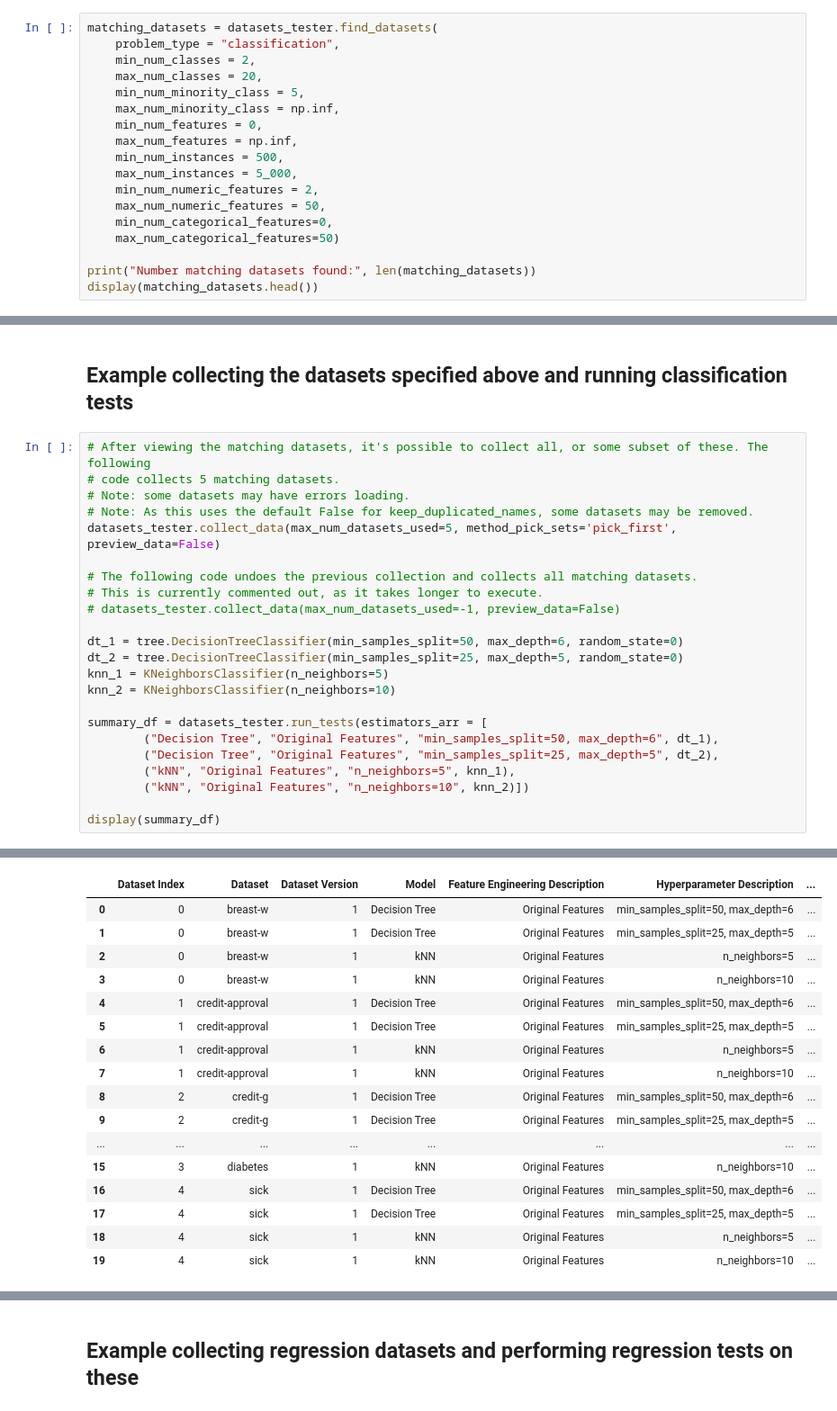
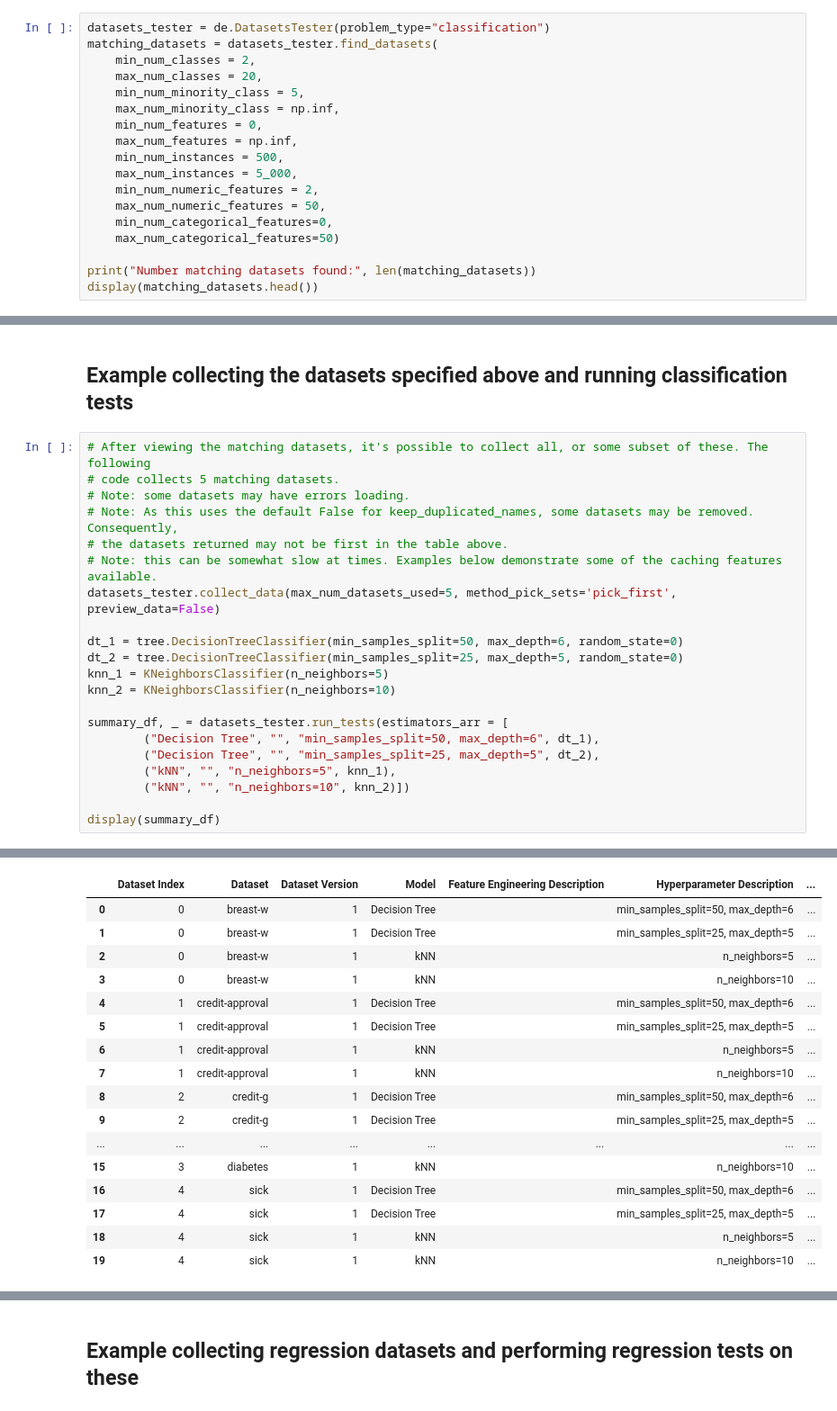
Before and after one commit to Brett-Kennedy/DatasetTester, a Jupyter notebook: examples/DatasetTester.ipynb, the cells around one changed output, grey strips where cells are left out. Shown at 90% size. Cells and saved outputs as stored; diff of their text form.

```diff
--- a/examples/DatasetTester.ipynb
+++ b/examples/DatasetTester.ipynb
@@ -49,8 +65,8 @@ NameError: name 'de' is not defined
 # %% [markdown]
 ## Example finding all datasets meeting some specified criteria
 # %%
+datasets_tester = de.DatasetsTester(problem_type="classification")
 matching_datasets = datasets_tester.find_datasets(
-    problem_type = "classification",
     min_num_classes = 2,
     max_num_classes = 20,
     min_num_minority_class = 5,
@@ -80,23 +96,21 @@ Number matching datasets found: 237
 # After viewing the matching datasets, it's possible to collect all, or some subset of these. The following
 # code collects 5 matching datasets.
 # Note: some datasets may have errors loading.
-# Note: As this uses the default False for keep_duplicated_names, some datasets may be removed.
+# Note: As this uses the default False for keep_duplicated_names, some datasets may be removed. Consequently,
+# the datasets returned may not be first in the table above.
+# Note: this can be somewhat slow at times. Examples below demonstrate some of the caching features available.
 datasets_tester.collect_data(max_num_datasets_used=5, method_pick_sets='pick_first', preview_data=False)
-
-# The following code undoes the previous collection and collects all matching datasets.
-# This is currently commented out, as it takes longer to execute.
-# datasets_tester.collect_data(max_num_datasets_used=-1, preview_data=False)
 
 dt_1 = tree.DecisionTreeClassifier(min_samples_split=50, max_depth=6, random_state=0)
 dt_2 = tree.DecisionTreeClassifier(min_samples_split=25, max_depth=5, random_state=0)
 knn_1 = KNeighborsClassifier(n_neighbors=5)
 knn_2 = KNeighborsClassifier(n_neighbors=10)
 
-summary_df = datasets_tester.run_tests(estimators_arr = [
-        ("Decision Tree", "Original Features", "min_samples_split=50, max_depth=6", dt_1),
-        ("Decision Tree", "Original Features", "min_samples_split=25, max_depth=5", dt_2),
-        ("kNN", "Original Features", "n_neighbors=5", knn_1),
-        ("kNN", "Original Features", "n_neighbors=10", knn_2)])
+summary_df, _ = datasets_tester.run_tests(estimators_arr = [
+        ("Decision Tree", "", "min_samples_split=50, max_depth=6", dt_1),
+        ("Decision Tree", "", "min_samples_split=25, max_depth=5", dt_2),
+        ("kNN", "", "n_neighbors=5", knn_1),
+        ("kNN", "", "n_neighbors=10", knn_2)])
 
 display(summary_df)
 # %% [output]
@@ -120,17 +134,17 @@ Running tests on dataset index: 0, dataset: breast-w
 |  | Dataset Index | Dataset | Dataset Version | Model | Feature Engineering Description | Hyperparameter Description | ... |
-| 0 | 0 | breast-w | 1 | Decision Tree | Original Features | min_samples_split=50, max_depth=6 | ... |
-| 1 | 0 | breast-w | 1 | Decision Tree | Original Features | min_samples_split=25, max_depth=5 | ... |
-| 2 | 0 | breast-w | 1 | kNN | Original Features | n_neighbors=5 | ... |
-| 3 | 0 | breast-w | 1 | kNN | Original Features | n_neighbors=10 | ... |
-| 4 | 1 | credit-approval | 1 | Decision Tree | Original Features | min_samples_split=50, max_depth=6 | ... |
-| 5 | 1 | credit-approval | 1 | Decision Tree | Original Features | min_samples_split=25, max_depth=5 | ... |
-| 6 | 1 | credit-approval | 1 | kNN | Original Features | n_neighbors=5 | ... |
-| 7 | 1 | credit-approval | 1 | kNN | Original Features | n_neighbors=10 | ... |
-| 8 | 2 | credit-g | 1 | Decision Tree | Original Features | min_samples_split=50, max_depth=6 | ... |
-| 9 | 2 | credit-g | 1 | Decision Tree | Original Features | min_samples_split=25, max_depth=5 | ... |
+| 0 | 0 | breast-w | 1 | Decision Tree |  | min_samples_split=50, max_depth=6 | ... |
+| 1 | 0 | breast-w | 1 | Decision Tree |  | min_samples_split=25, max_depth=5 | ... |
+| 2 | 0 | breast-w | 1 | kNN |  | n_neighbors=5 | ... |
+| 3 | 0 | breast-w | 1 | kNN |  | n_neighbors=10 | ... |
+| 4 | 1 | credit-approval | 1 | Decision Tree |  | min_samples_split=50, max_depth=6 | ... |
+| 5 | 1 | credit-approval | 1 | Decision Tree |  | min_samples_split=25, max_depth=5 | ... |
+| 6 | 1 | credit-approval | 1 | kNN |  | n_neighbors=5 | ... |
+| 7 | 1 | credit-approval | 1 | kNN |  | n_neighbors=10 | ... |
+| 8 | 2 | credit-g | 1 | Decision Tree |  | min_samples_split=50, max_depth=6 | ... |
+| 9 | 2 | credit-g | 1 | Decision Tree |  | min_samples_split=25, max_depth=5 | ... |
 | ... | ... | ... | ... | ... | ... | ... | ... |
-| 15 | 3 | diabetes | 1 | kNN | Original Features | n_neighbors=10 | ... |
-| 16 | 4 | sick | 1 | Decision Tree | Original Features | min_samples_split=50, max_depth=6 | ... |
-| 17 | 4 | sick | 1 | Decision Tree | Original Features | min_samples_split=25, max_depth=5 | ... |
-| 18 | 4 | sick | 1 | kNN | Original Features | n_neighbors=5 | ... |
-| 19 | 4 | sick | 1 | kNN | Original Features | n_neighbors=10 | ... |
+| 15 | 3 | diabetes | 1 | kNN |  | n_neighbors=10 | ... |
+| 16 | 4 | sick | 1 | Decision Tree |  | min_samples_split=50, max_depth=6 | ... |
+| 17 | 4 | sick | 1 | Decision Tree |  | min_samples_split=25, max_depth=5 | ... |
+| 18 | 4 | sick | 1 | kNN |  | n_neighbors=5 | ... |
+| 19 | 4 | sick | 1 | kNN |  | n_neighbors=10 | ... |
```
Also changed, not shown: parts of 16 cells of this notebook, 1 other file.
